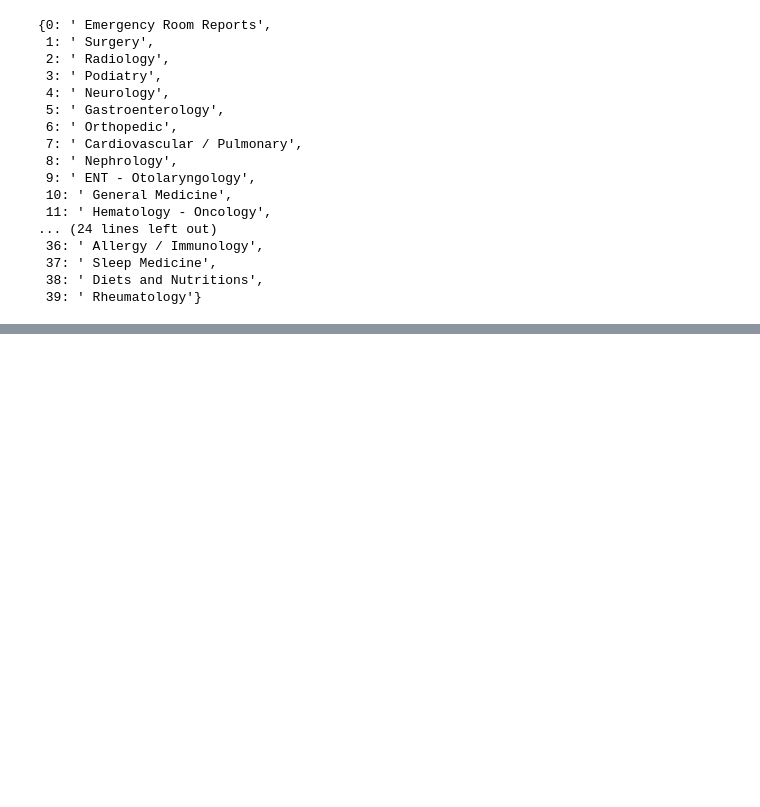
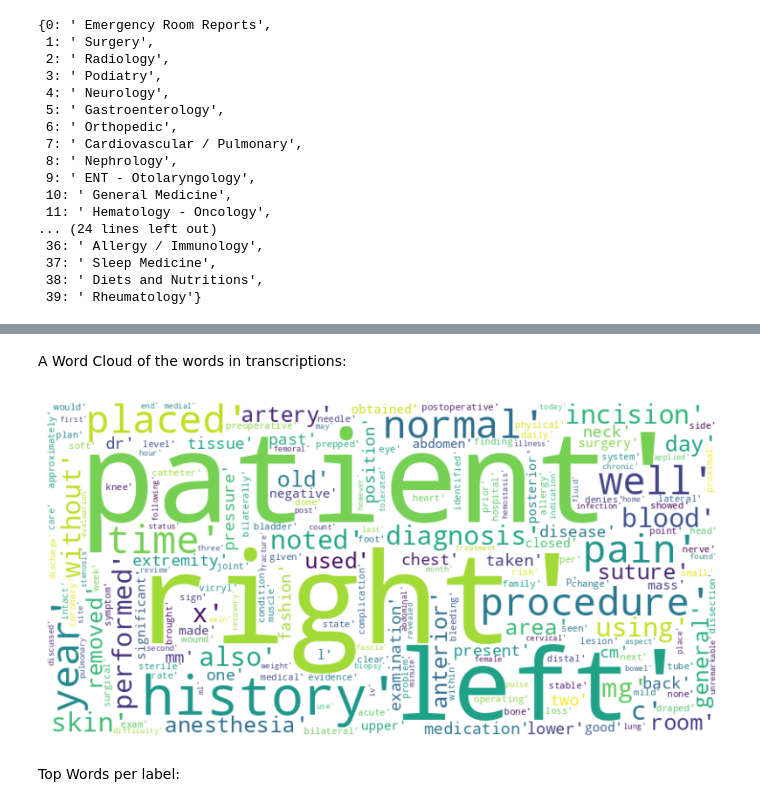
Before and after one commit to ezafar/intact-challenge-med-nlp, a Jupyter notebook: Intact_EDA.ipynb, the cells around one changed output, grey strips where cells are left out. Cells and saved outputs as stored; diff of their text form; code cells hidden in the pictures; blank space fills up the shorter version.

```diff
--- a/Intact_EDA.ipynb
+++ b/Intact_EDA.ipynb
@@ -8,6 +15,6 @@ from pprint import pprint
 # %%
 # Load data
-data = pd.read_csv("new_train.csv", index_col=0)
+data = pd.read_csv("/content/drive/MyDrive/Colab Notebooks/new_train.csv", index_col=0)
 # %% [markdown]
 ## i) Basic Dataset Exploration
 # %%
@@ -137,0 +162,12 @@ labels_dict
+# %%
+corpus = []
+text_data = ""
+for index, row in data.iterrows():
+  text_data = re.sub('[^a-zA-Z]', ' ', row['transcription'])
+  text_data = text_data.lower()
+  text_data = text_data.split()
+  wl = WordNetLemmatizer()
+  text_data = [wl.lemmatize(word) for word in text_data if not word in set(stopwords.words('english'))]
+  text_data = ' '.join(text_data)
+  corpus.append(text_data)
+data["transcription_cleaned_simple"] = corpus
@@ -137,0 +200,17 @@ labels_dict
+# %% [markdown]
+A Word Cloud of the words in transcriptions:
+# %%
+transcription_cleaned_all = ' '.join(data['transcription_cleaned_simple'])
+top_words= ''
+words = transcription_cleaned_all.split()
+word_counts = Counter(words)
+top_words = word_counts.most_common(200)
+wordcloud = WordCloud(width=800, height=400, max_font_size=150, background_color='white').generate(str(top_words))
+plt.figure(figsize=(10, 5))
+plt.imshow(wordcloud, interpolation='bilinear')
+plt.axis('off')
+plt.show()
+# %% [output]
+[figure, added]
+# %% [markdown]
+Top Words per label:
```
Also changed, not shown: parts of 9 cells of this notebook.
